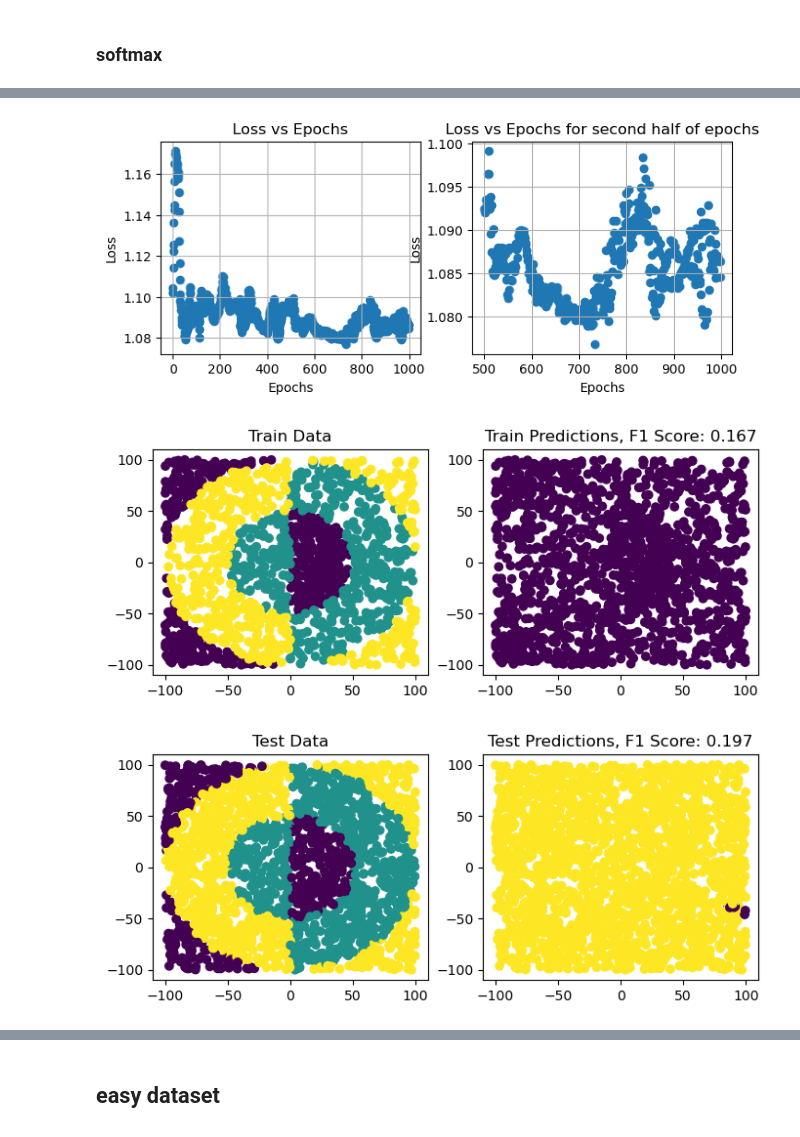
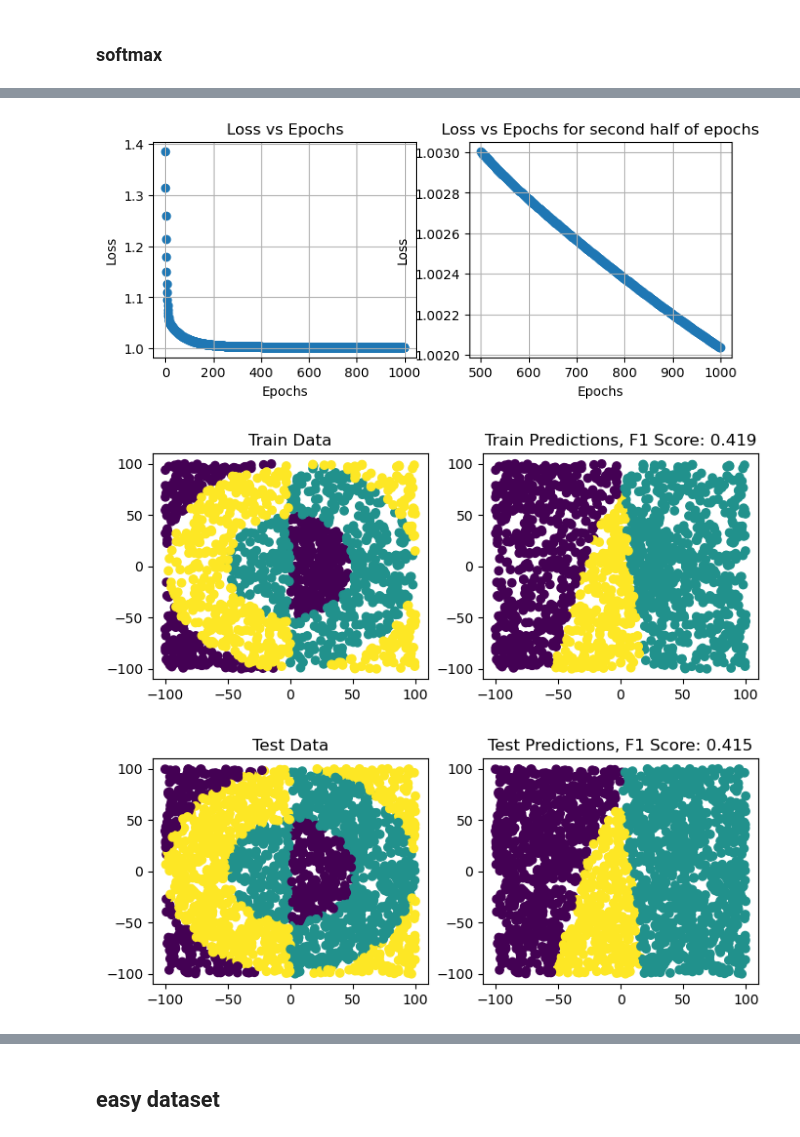
Before and after one commit to nataliachoszczyk/NeuralNetworks, a Jupyter notebook: NN/NN4.ipynb, the cells around one changed output, grey strips where cells are left out. Saved outputs shown, nothing was run; the diff lists cells and outputs as text; code cells hidden in the pictures.

```diff
--- a/NN/NN4.ipynb
+++ b/NN/NN4.ipynb
@@ -25,10 +25,11 @@ X_test = rings_test.iloc[:, 0:(len(rings_test.iloc[1]) - 1)]
 y_test = rings_test.iloc[:, -1]
 
 mlp = MLP([
-    {"input_size": 2, "output_size": 25, "activation": "sigmoid"},
-    {"input_size": 25, "output_size": 3, "activation": "softmax"}
+    {"input_size": 2, "output_size": 50, "activation": "sigmoid"},
+    #{"input_size": 50, "output_size": 50, "activation": "sigmoid"},
+    {"input_size": 50, "output_size": 3, "activation": "softmax"}
 ], weight_init="uniform", task="classification")
 
-mlp.train(X_train, y_train, 1000, 0.01, batch_size=250, mode="standard")
+mlp.train(X_train, y_train, 1000, 0.001, batch_size=50, mode="momentum")
 mlp.plot_predictions(X_train, y_train, X_test, y_test)
 # %% [output]
@@ -52,3 +53,3 @@ Epoch 1000/1000, Loss: 1.0863477089991533, F1 Score: 0.16666666666666666
-[figure, old version]
+[figure, new version]
-[figure, old version]
+[figure, new version]
-[figure, old version]
+[figure, new version]
```
Also changed, not shown: parts of 9 cells of this notebook, 2 other files.
